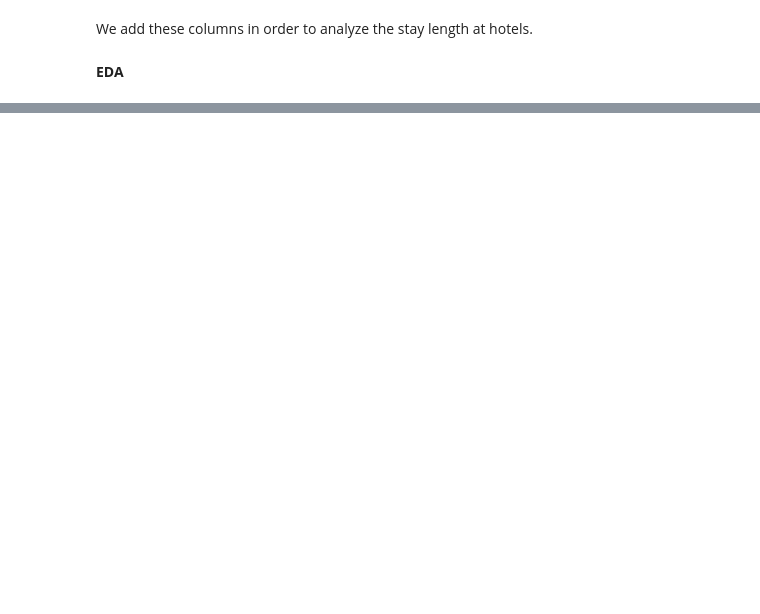
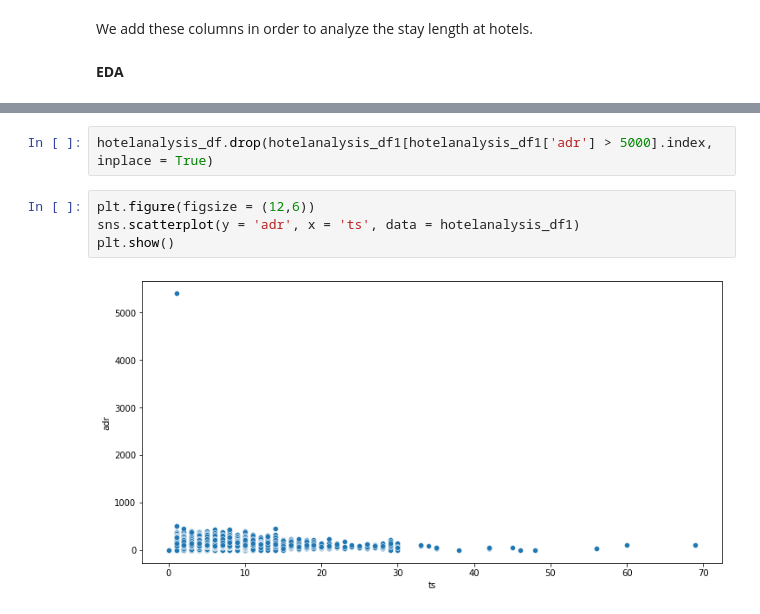
Before and after one commit to MrityunjaySingh18/Hotel-Booking-Analysis, a Jupyter notebook: Copy_of_Hotel_Booking_Analysis_Capstone_Project.ipynb, the cells around one changed output, grey strips where cells are left out. Cells and saved outputs as stored; diff of their text form; blank space fills up the shorter version.

```diff
--- a/Copy_of_Hotel_Booking_Analysis_Capstone_Project.ipynb
+++ b/Copy_of_Hotel_Booking_Analysis_Capstone_Project.ipynb
@@ -201,0 +216,8 @@ We add these columns in order to analyze the stay length at hotels.
+# %%
+hotelanalysis_df.drop(hotelanalysis_df1[hotelanalysis_df1['adr'] > 5000].index, inplace = True)
+# %%
+plt.figure(figsize = (12,6))
+sns.scatterplot(y = 'adr', x = 'ts', data = hotelanalysis_df1)
+plt.show()
+# %% [output]
+[figure, added]
```
Also changed, not shown: parts of 10 cells of this notebook.
